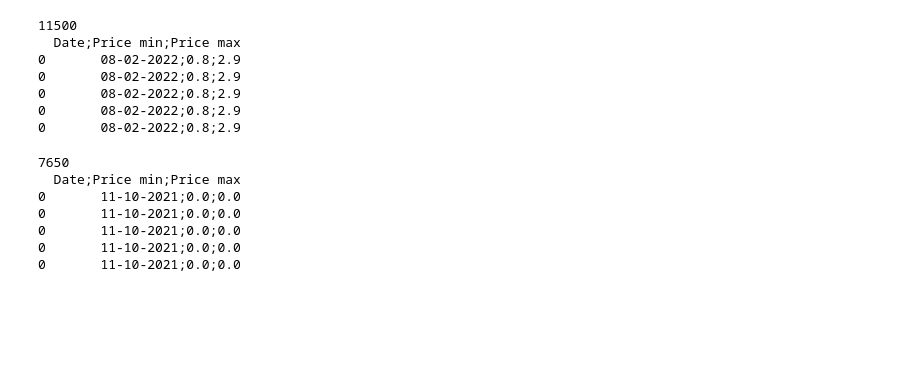
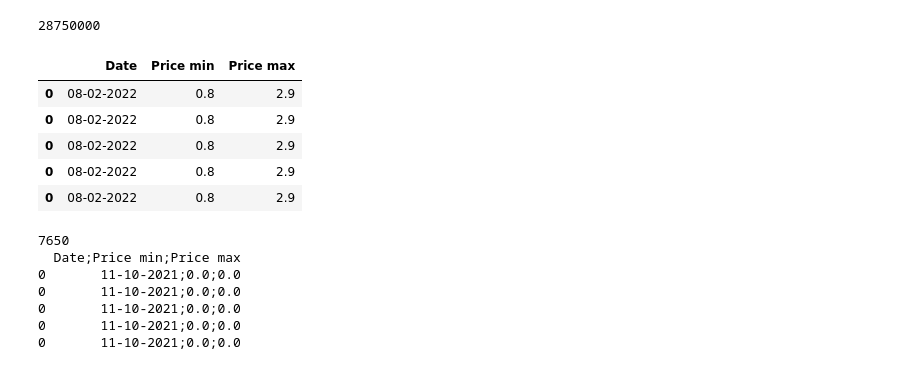
Before and after one commit to JoeyShapiro/TimeSeriesGPT, a Jupyter notebook: data.ipynb, the cells around one changed output. Drawn from its saved outputs; the diff is of its cells as text; code cells hidden in the pictures; blank space fills up the shorter version.

```diff
--- a/data.ipynb
+++ b/data.ipynb
@@ -96,19 +96,19 @@ with open('raw_data/train_002_xyz.csv', 'w') as f:
 # %%
 import pandas as pd
 import numpy as np
-df = pd.read_csv('raw_data/004_apple.csv')
+df = pd.read_csv('raw_data/004_apple.csv', sep=';')
 df = df.loc[df.index.repeat(50)]
 print(len(df))
-print(df.head())
-df.to_csv('raw_data/004_apple.csv', index=False)
+display(df.head())
+# df.to_csv('raw_data/004_apple.csv', index=False)
 # %% [output]
-11500
-  Date;Price min;Price max
-0       08-02-2022;0.8;2.9
-0       08-02-2022;0.8;2.9
-0       08-02-2022;0.8;2.9
-0       08-02-2022;0.8;2.9
-0       08-02-2022;0.8;2.9
+28750000
+|  | Date | Price min | Price max |
+| 0 | 08-02-2022 | 0.8 | 2.9 |
+| 0 | 08-02-2022 | 0.8 | 2.9 |
+| 0 | 08-02-2022 | 0.8 | 2.9 |
+| 0 | 08-02-2022 | 0.8 | 2.9 |
+| 0 | 08-02-2022 | 0.8 | 2.9 |
 # %%
 import pandas as pd
 import numpy as np
```
Also changed, not shown: 1 other file.
